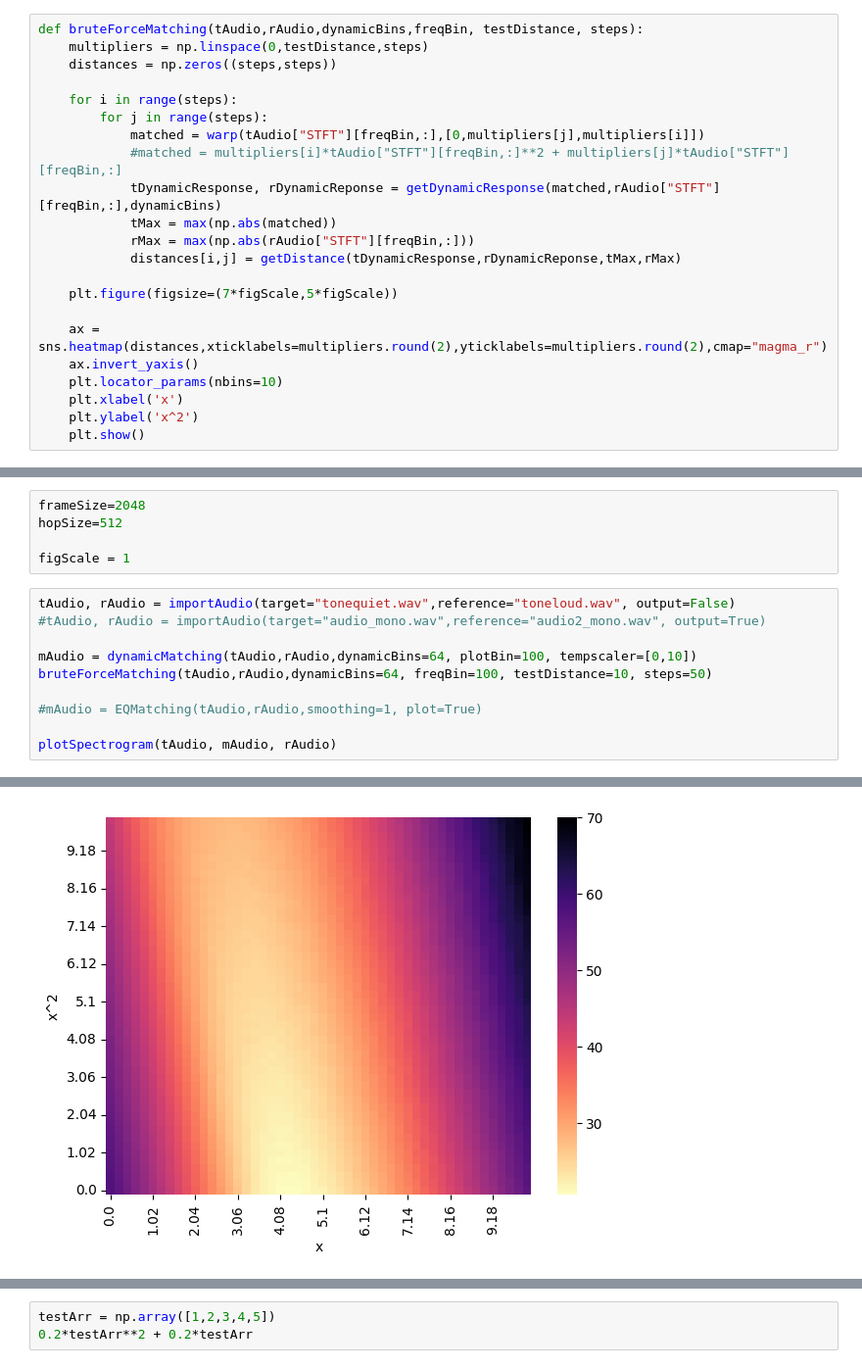
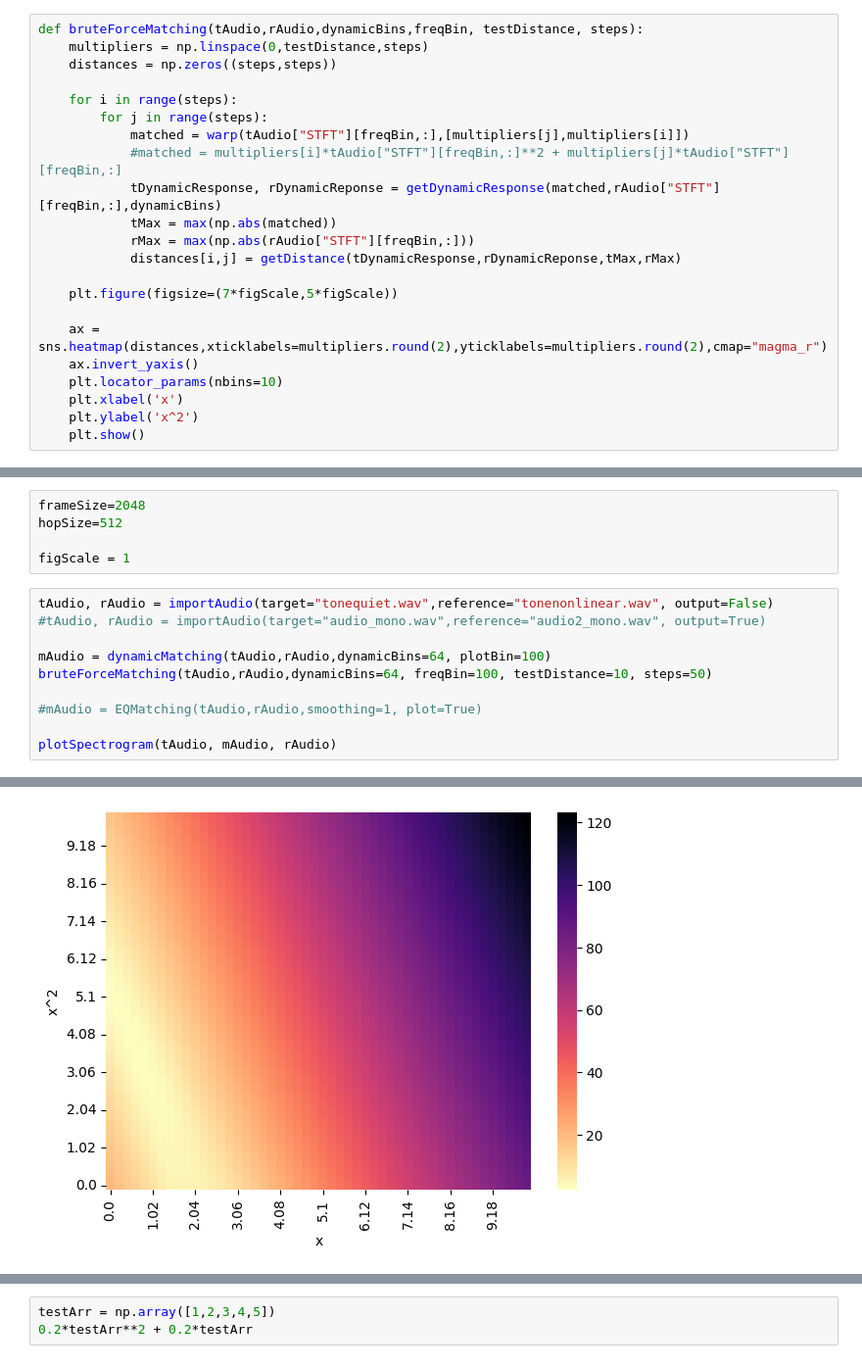
Before and after one commit to Mrozinskikj/MSci-Project, a Jupyter notebook: Matching.ipynb, the cells around one changed output, grey strips where cells are left out. Shown: that part at 98% size. Saved outputs shown, nothing was run; the diff lists cells and outputs as text.

```diff
--- a/Matching.ipynb
+++ b/Matching.ipynb
@@ -253,7 +245,7 @@ def bruteForceMatching(tAudio,rAudio,dynamicBins,freqBin, testDistance, steps):
 
     for i in range(steps):
         for j in range(steps):
-            matched = warp(tAudio["STFT"][freqBin,:],[0,multipliers[j],multipliers[i]])
+            matched = warp(tAudio["STFT"][freqBin,:],[multipliers[j],multipliers[i]])
             #matched = multipliers[i]*tAudio["STFT"][freqBin,:]**2 + multipliers[j]*tAudio["STFT"][freqBin,:]
             tDynamicResponse, rDynamicReponse = getDynamicResponse(matched,rAudio["STFT"][freqBin,:],dynamicBins)
             tMax = max(np.abs(matched))
@@ -276,10 +268,10 @@ hopSize=512
 
 figScale = 1
 # %%
-tAudio, rAudio = importAudio(target="tonequiet.wav",reference="toneloud.wav", output=False)
+tAudio, rAudio = importAudio(target="tonequiet.wav",reference="tonenonlinear.wav", output=False)
 #tAudio, rAudio = importAudio(target="audio_mono.wav",reference="audio2_mono.wav", output=True)
 
-mAudio = dynamicMatching(tAudio,rAudio,dynamicBins=64, plotBin=100, tempscaler=[0,10])
+mAudio = dynamicMatching(tAudio,rAudio,dynamicBins=64, plotBin=100)
 bruteForceMatching(tAudio,rAudio,dynamicBins=64, freqBin=100, testDistance=10, steps=50)
 
 #mAudio = EQMatching(tAudio,rAudio,smoothing=1, plot=True)
@@ -294 +286 @@ difference:  1.5166092484998652
-[figure, old version]
+[figure, new version]
```
Also changed, not shown: parts of 2 cells of this notebook, 1 other file.
